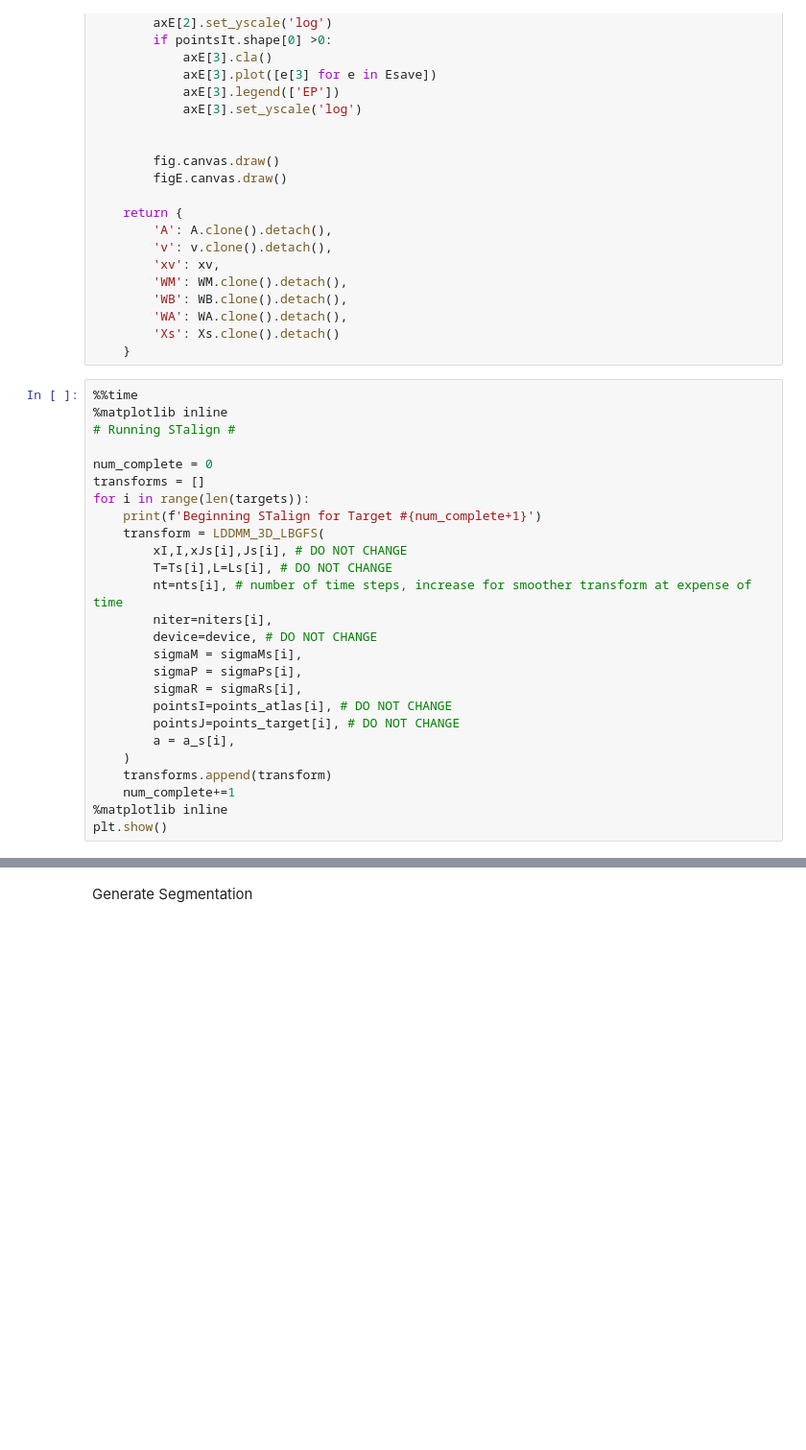
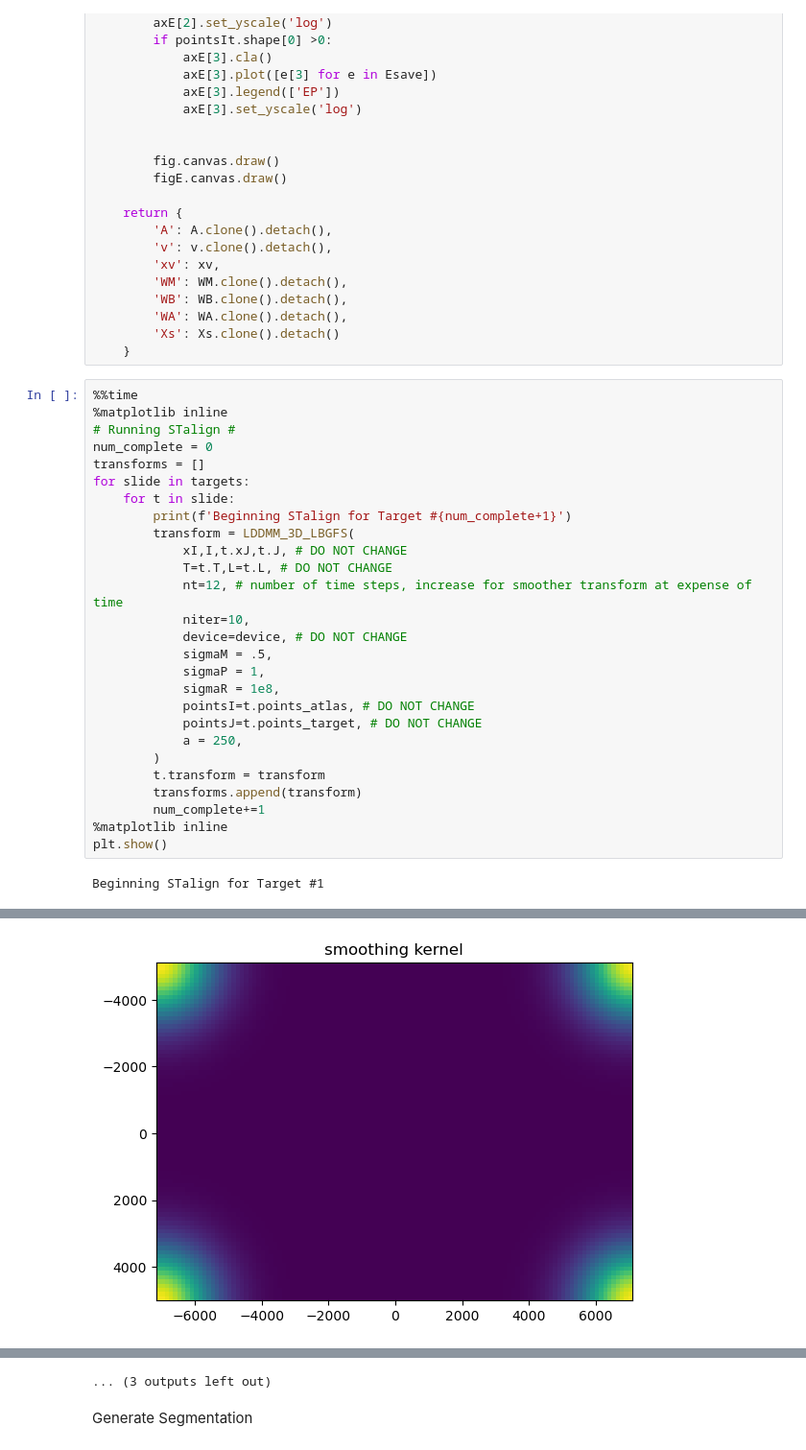
Before and after one commit to rk324/Dissecting-Atlas-Registered-Tissue, a Jupyter notebook: notebook.ipynb, the cells around one changed output, grey strips where cells are left out. Shown at 96% size. Saved outputs shown, nothing was run; the diff lists cells and outputs as text; blank space fills up the shorter version.

```diff
--- a/notebook.ipynb
+++ b/notebook.ipynb
@@ -920,25 +1178,28 @@ def LDDMM_3D_LBGFS(xI,I,xJ,J,pointsI=None,pointsJ=None,
 %%time
 %matplotlib inline
 # Running STalign #
-
 num_complete = 0
 transforms = []
-for i in range(len(targets)):
-    print(f'Beginning STalign for Target #{num_complete+1}')
-    transform = LDDMM_3D_LBGFS(
-        xI,I,xJs[i],Js[i], # DO NOT CHANGE
-        T=Ts[i],L=Ls[i], # DO NOT CHANGE
-        nt=nts[i], # number of time steps, increase for smoother transform at expense of time
-        niter=niters[i],
-        device=device, # DO NOT CHANGE
-        sigmaM = sigmaMs[i],
-        sigmaP = sigmaPs[i],
-        sigmaR = sigmaRs[i],
-        pointsI=points_atlas[i], # DO NOT CHANGE
-        pointsJ=points_target[i], # DO NOT CHANGE
-        a = a_s[i],
-    )
-    transforms.append(transform)
-    num_complete+=1
+for slide in targets:
+    for t in slide:
+        print(f'Beginning STalign for Target #{num_complete+1}')
+        transform = LDDMM_3D_LBGFS(
+            xI,I,t.xJ,t.J, # DO NOT CHANGE
+            T=t.T,L=t.L, # DO NOT CHANGE
+            nt=12, # number of time steps, increase for smoother transform at expense of time
+            niter=10,
+            device=device, # DO NOT CHANGE
+            sigmaM = .5,
+            sigmaP = 1,
+            sigmaR = 1e8,
+            pointsI=t.points_atlas, # DO NOT CHANGE
+            pointsJ=t.points_target, # DO NOT CHANGE
+            a = 250,
+        )
+        t.transform = transform
+        transforms.append(transform)
+        num_complete+=1
 %matplotlib inline
 plt.show()
+# %% [output]
+Beginning STalign for Target #1
@@ -944,0 +1223 @@ plt.show()
+[figure, added]
@@ -945,3 +1233,4 @@ plt.show()
+... (3 outputs left out)
 # %% [markdown]
 Generate Segmentation
 # %%
```
Also changed, not shown: parts of 26 cells of this notebook.
